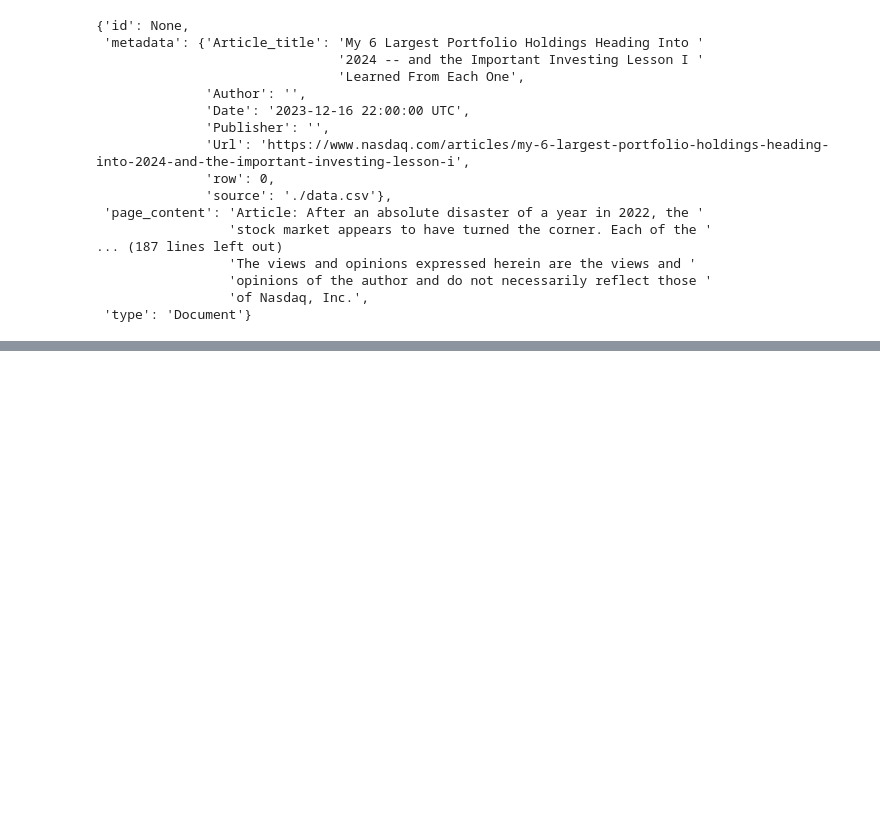
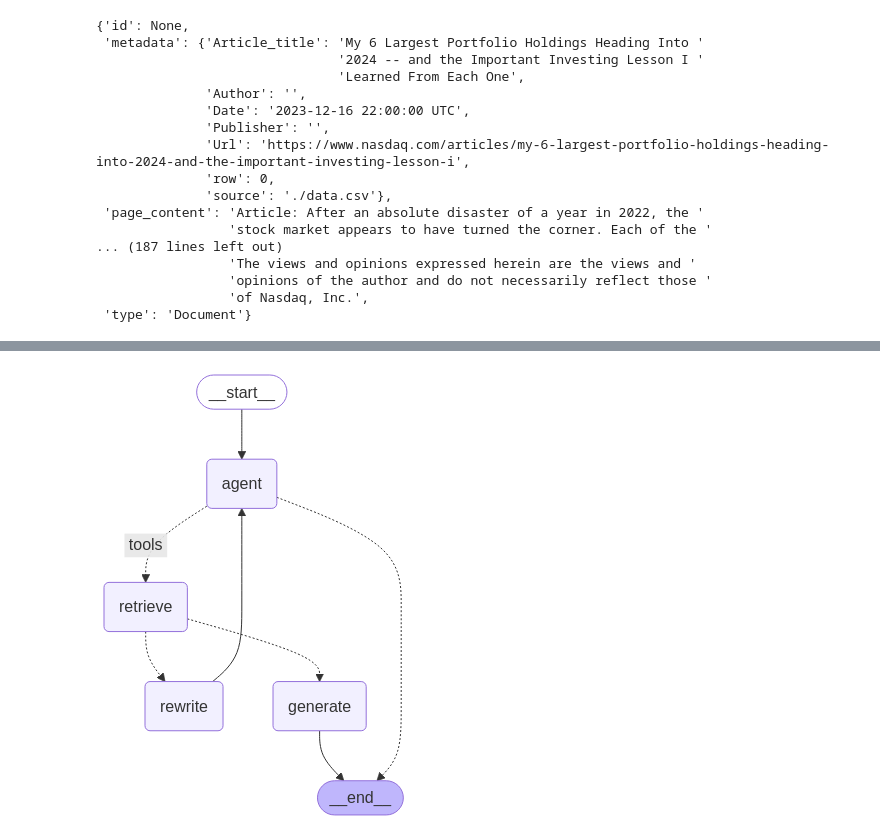
Before and after one commit to left-eyebr0w/devia_rag, a Jupyter notebook: main.ipynb, the cells around one changed output, grey strips where cells are left out. Saved outputs shown, nothing was run; the diff lists cells and outputs as text; code cells hidden in the pictures; blank space fills up the shorter version.

Commit message:
Création du graphe

```diff
--- a/main.ipynb
+++ b/main.ipynb
@@ -103,0 +265,43 @@ tools = [retriever_tool]
+# %%
+# Instantiation d'un workflow
+workflow = StateGraph(AgentState)
+
+# === DEFINITION DES SOMMETS DU GRAPHE ===
+
+workflow.add_node("agent", agent)                               # L'agent
+workflow.add_node("retrieve", ToolNode([retriever_tool]))       # L'outil de récupération d'informations
+workflow.add_node("rewrite", rewrite)                           # La reformulation de la question
+workflow.add_node("generate", generate)                         # La génération de la réponse
+
+# === DEFINITION DES ARRÊTES DU GRAPHE ===
+
+workflow.add_edge(START, "agent")
+
+workflow.add_conditional_edges(
+    "agent",                                                    # On part de l'agent
+    tools_condition,                                            # Soit on doit utiliser un outil, soit on doit terminer le workflow
+    {
+        "tools": "retrieve",                                    # Issue : Récupèrer des infos
+        END: END,                                               # Issue : Terminer le workflow
+    },
+)
+
+workflow.add_conditional_edges(
+    "retrieve",                                                 # On part de l'outil de récupération d'infos
+    grade_documents,                                            # On juge de la pertinence des documents
+)
+
+workflow.add_edge("generate", END)                              # Le document était pertinent, on génère une réponse et on termine le workflow
+workflow.add_edge("rewrite", "agent")                           # Le document n'était pas pertinent, on recommence
+
+# Compilation du graphe
+graph = workflow.compile()
+# %%
+from IPython.display import Image, display
+
+try:
+    display(Image(graph.get_graph(xray=True).draw_mermaid_png()))
+except Exception:
+    pass
+# %% [output]
+[figure, added]
```
Also changed, not shown: parts of 10 cells of this notebook.
